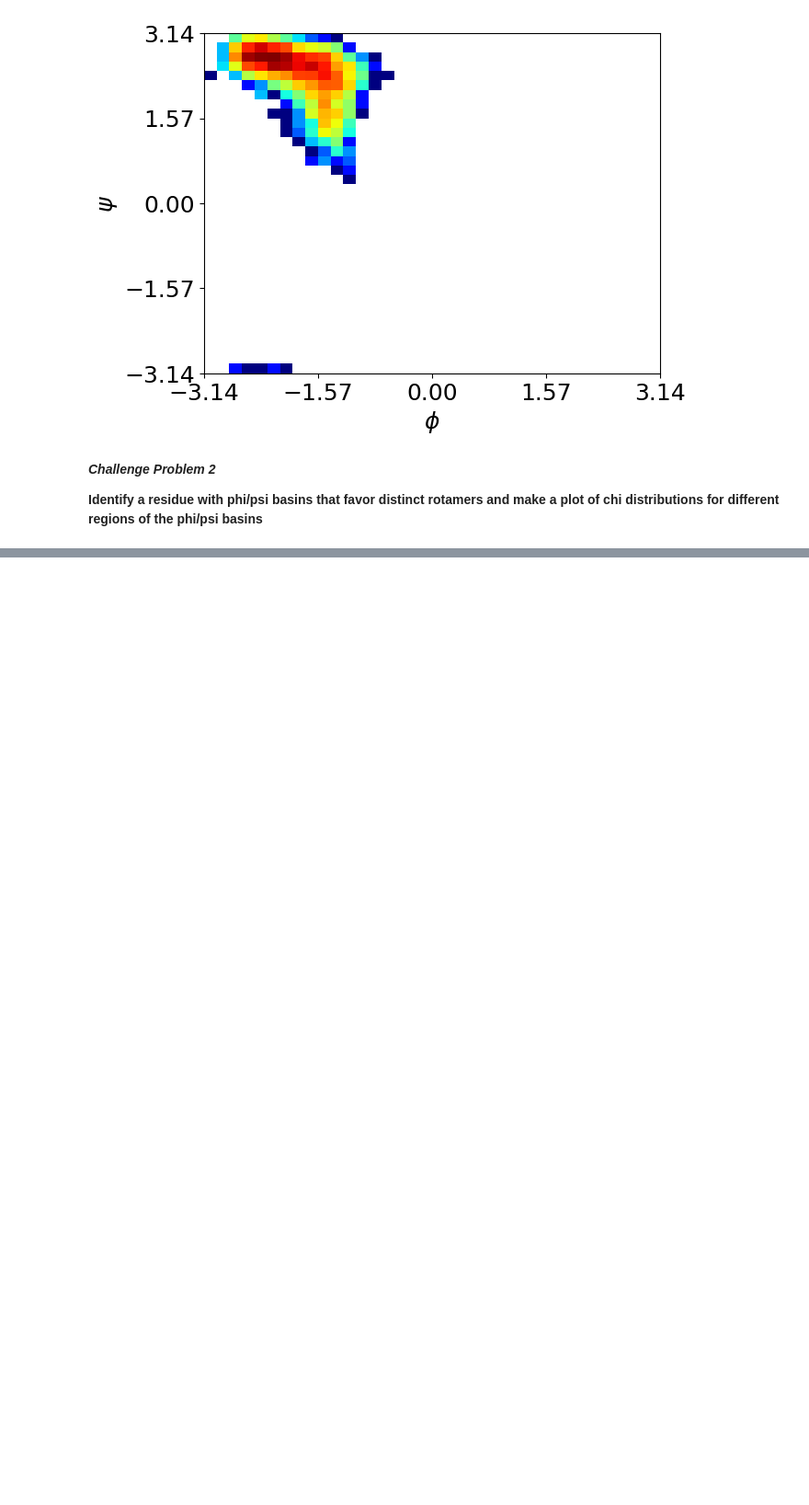
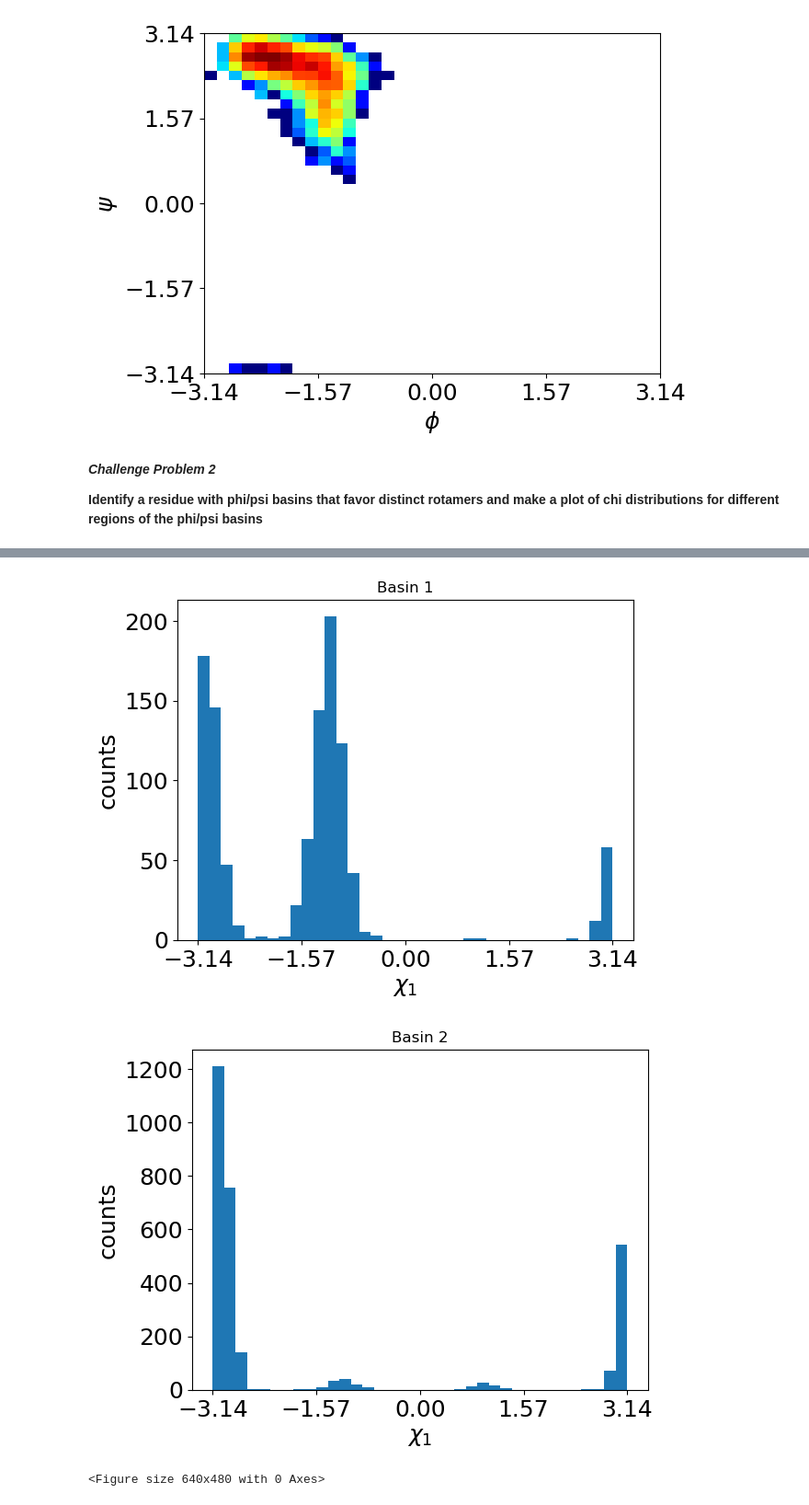
Before and after one commit to jack-mcmahon/CHEM101.6, a Jupyter notebook: Exercise2/CHEM101.6_S24_Project2_jack_mcmahon.ipynb, the cells around one changed output, grey strips where cells are left out. Shown at 92% size. Cells and saved outputs as stored; diff of their text form; code cells hidden in the pictures; blank space fills up the shorter version.

```diff
--- a/Exercise2/CHEM101.6_S24_Project2_jack_mcmahon.ipynb
+++ b/Exercise2/CHEM101.6_S24_Project2_jack_mcmahon.ipynb
@@ -512,0 +514,34 @@ plot_phipsi_FES(350)
+# %%
+def mod_plot_chi(res, phi_threshold):
+    if res in dihedral_dict['chi1']:
+     temp = dihedral_dict['phi'][res]
+     index1 = np.where(temp < phi_threshold)
+     index2 = np.where(temp > phi_threshold)
+     group1 = dihedral_dict['chi1'][res][index1]
+     group2 = dihedral_dict['chi1'][res][index2]
+
+     plt.hist(group1,bins=36,range=[-3.14,3.14])
+     plt.xticks([-3.14,-3.14/2,0,3.14/2,3.14],fontsize=35)
+     plt.title('Basin 1')
+     plt.xlabel('$\chi_1$', size=18)
+     plt.ylabel('counts', size=18)
+     plt.tick_params(labelsize=18)
+     plt.show()
+     plt.clf()
+
+     plt.hist(group2,bins=36,range=[-3.14,3.14])
+     plt.xticks([-3.14,-3.14/2,0,3.14/2,3.14],fontsize=35)
+     plt.title('Basin 2')
+     plt.xlabel('$\chi_1$', size=18)
+     plt.ylabel('counts', size=18)
+     plt.tick_params(labelsize=18)
+     plt.show()
+     plt.clf()
+
+    return
+
+mod_plot_chi(305, -1.65)
+# %% [output]
+[figure, added]
+[figure, added]
+<Figure size 640x480 with 0 Axes>
```
Also changed, not shown: parts of 3 cells of this notebook.
